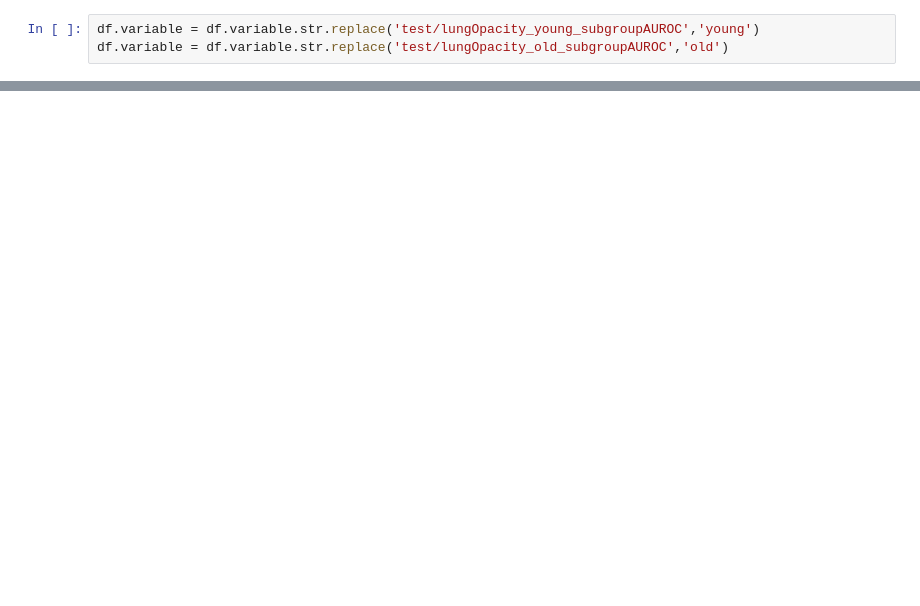
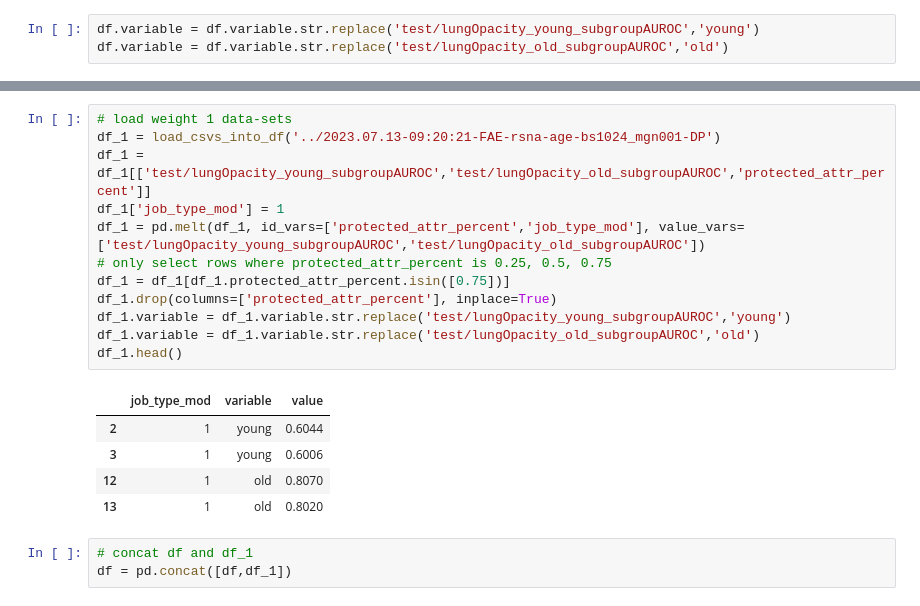
Before and after one commit to JohannesGetzner/fair-uad-with-dp, a Jupyter notebook: src/logs_persist/2023-08-07 16:45:30-FAE-rsna-age-bs1024_mgn001_old_down_weighted-DP/custom_plot.ipynb, the cells around one changed output, grey strips where cells are left out. Saved outputs shown, nothing was run; the diff lists cells and outputs as text; blank space fills up the shorter version.

```diff
--- a/src/logs_persist/2023-08-07 16:45:30-FAE-rsna-age-bs1024_mgn001_old_down_weighted-DP/custom_plot.ipynb
+++ b/src/logs_persist/2023-08-07 16:45:30-FAE-rsna-age-bs1024_mgn001_old_down_weighted-DP/custom_plot.ipynb
@@ -69,0 +44,21 @@ df.variable = df.variable.str.replace('test/lungOpacity_old_subgroupAUROC','old'
+# %%
+# load weight 1 data-sets
+df_1 = load_csvs_into_df('../2023.07.13-09:20:21-FAE-rsna-age-bs1024_mgn001-DP')
+df_1 = df_1[['test/lungOpacity_young_subgroupAUROC','test/lungOpacity_old_subgroupAUROC','protected_attr_percent']]
+df_1['job_type_mod'] = 1
+df_1 = pd.melt(df_1, id_vars=['protected_attr_percent','job_type_mod'], value_vars=['test/lungOpacity_young_subgroupAUROC','test/lungOpacity_old_subgroupAUROC'])
+# only select rows where protected_attr_percent is 0.25, 0.5, 0.75
+df_1 = df_1[df_1.protected_attr_percent.isin([0.75])]
+df_1.drop(columns=['protected_attr_percent'], inplace=True)
+df_1.variable = df_1.variable.str.replace('test/lungOpacity_young_subgroupAUROC','young')
+df_1.variable = df_1.variable.str.replace('test/lungOpacity_old_subgroupAUROC','old')
+df_1.head()
+# %% [output]
+|  | job_type_mod | variable | value |
+| 2 | 1 | young | 0.6044 |
+| 3 | 1 | young | 0.6006 |
+| 12 | 1 | old | 0.8070 |
+| 13 | 1 | old | 0.8020 |
+# %%
+# concat df and df_1
+df = pd.concat([df,df_1])
```
Also changed, not shown: parts of 8 cells of this notebook.
